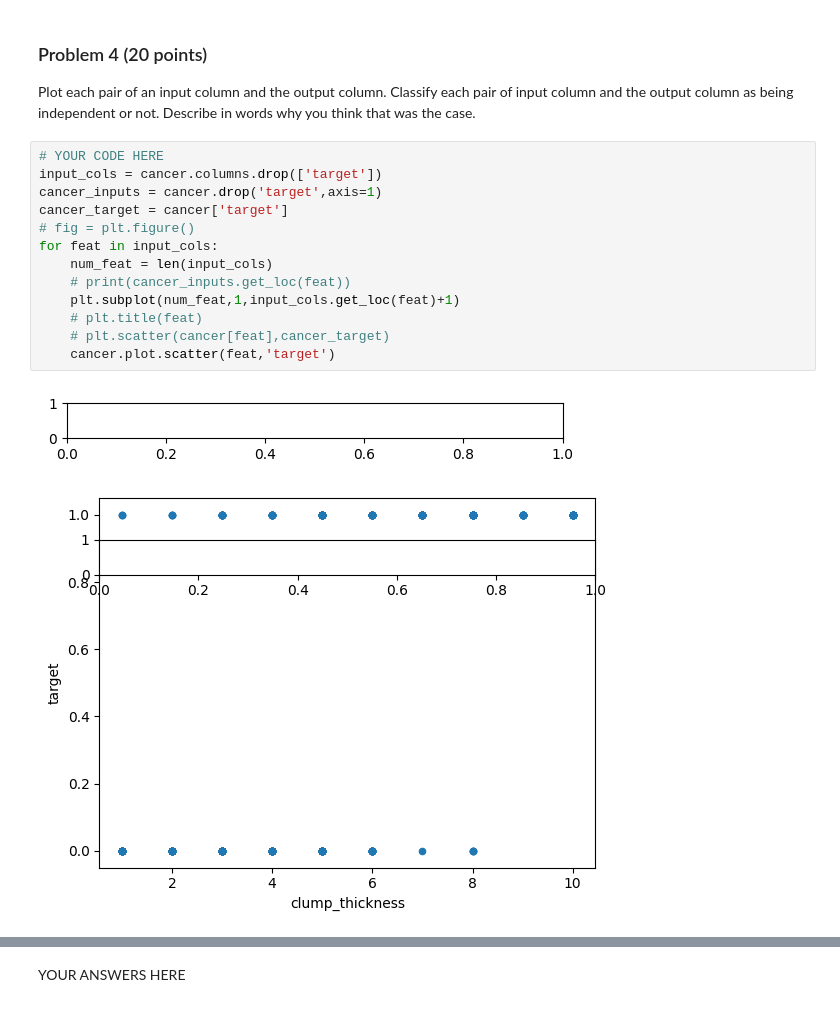
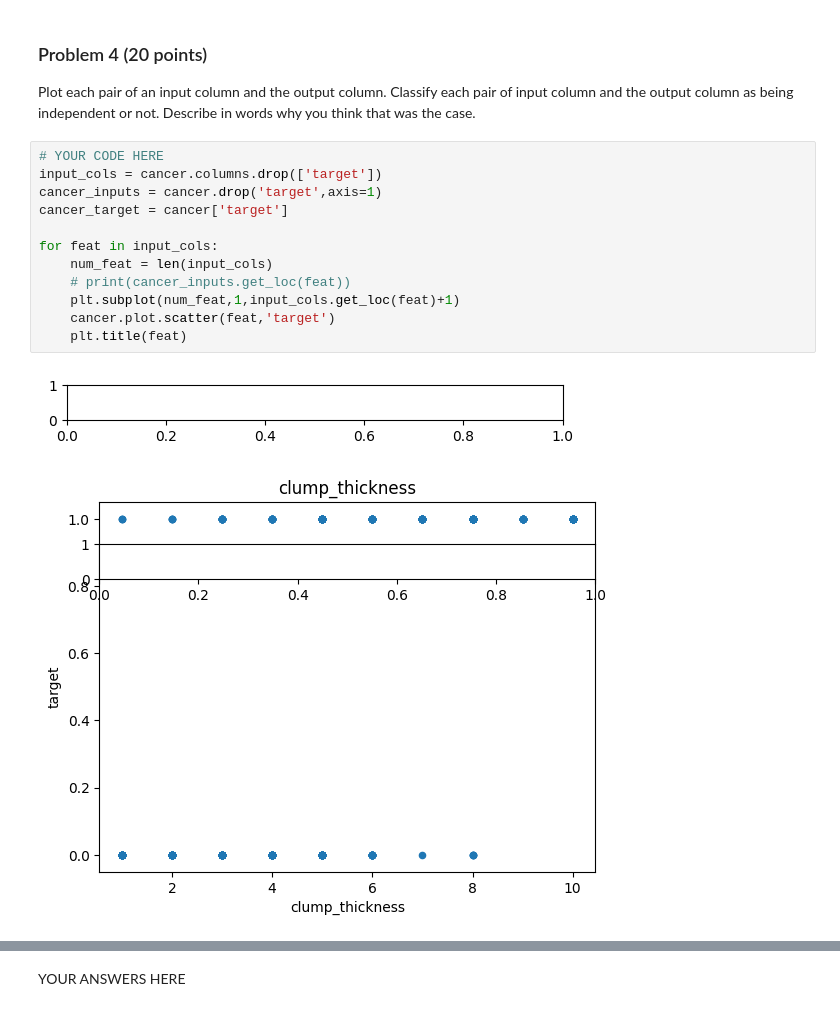
Before and after one commit to AL-Holmes/dx601-final-project, a Jupyter notebook: project.ipynb, the cells around one changed output, grey strips where cells are left out. Cells and saved outputs as stored; diff of their text form.

```diff
--- a/project.ipynb
+++ b/project.ipynb
@@ -150,16 +150,15 @@ Describe in words why you think that was the case.
 # %%
 # YOUR CODE HERE
 input_cols = cancer.columns.drop(['target'])
 cancer_inputs = cancer.drop('target',axis=1)
 cancer_target = cancer['target']
-# fig = plt.figure()
+
 for feat in input_cols:
     num_feat = len(input_cols)
     # print(cancer_inputs.get_loc(feat))
     plt.subplot(num_feat,1,input_cols.get_loc(feat)+1)
-    # plt.title(feat)
-    # plt.scatter(cancer[feat],cancer_target)
     cancer.plot.scatter(feat,'target')
+    plt.title(feat)
 # %% [output]
 [figure]
-[figure, old version]
+[figure, new version]
```
Also changed, not shown: parts of 10 cells of this notebook.
